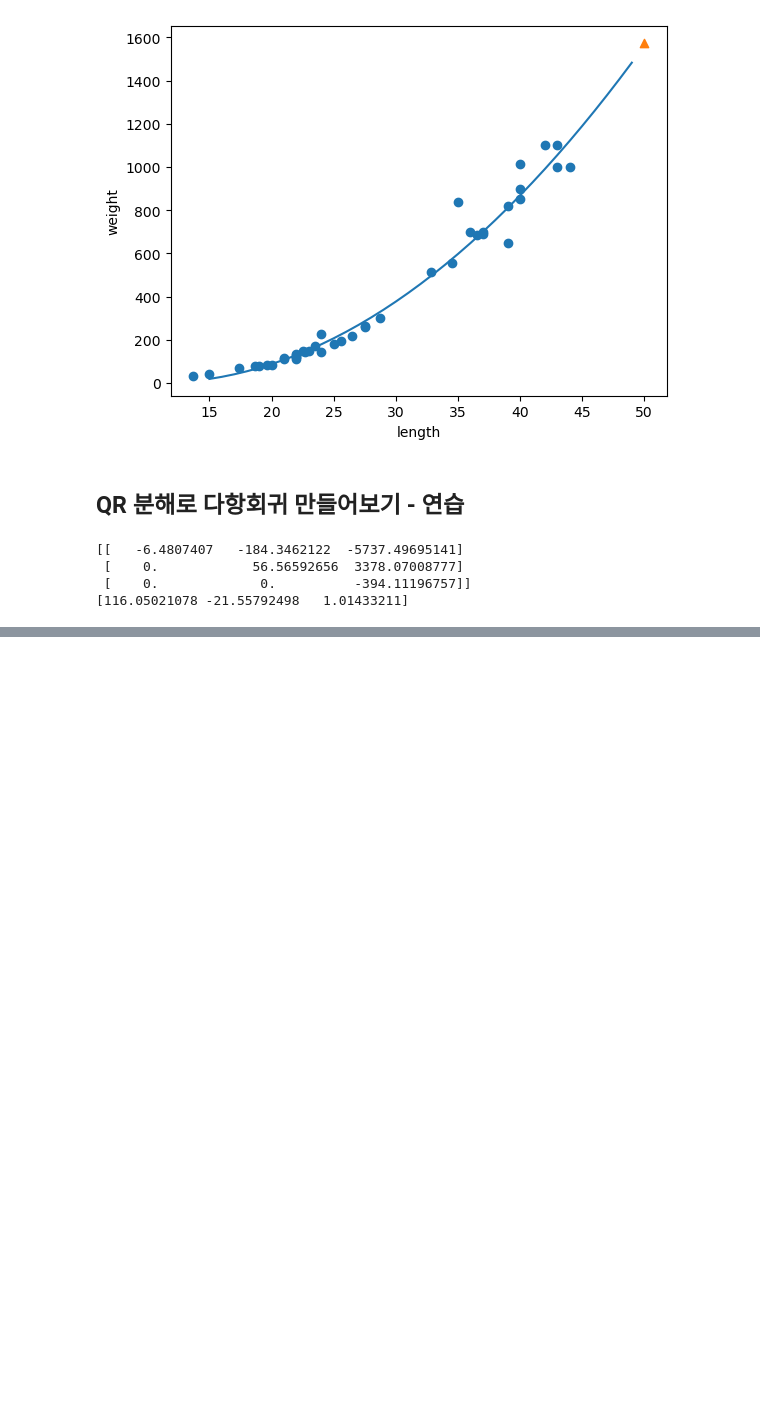
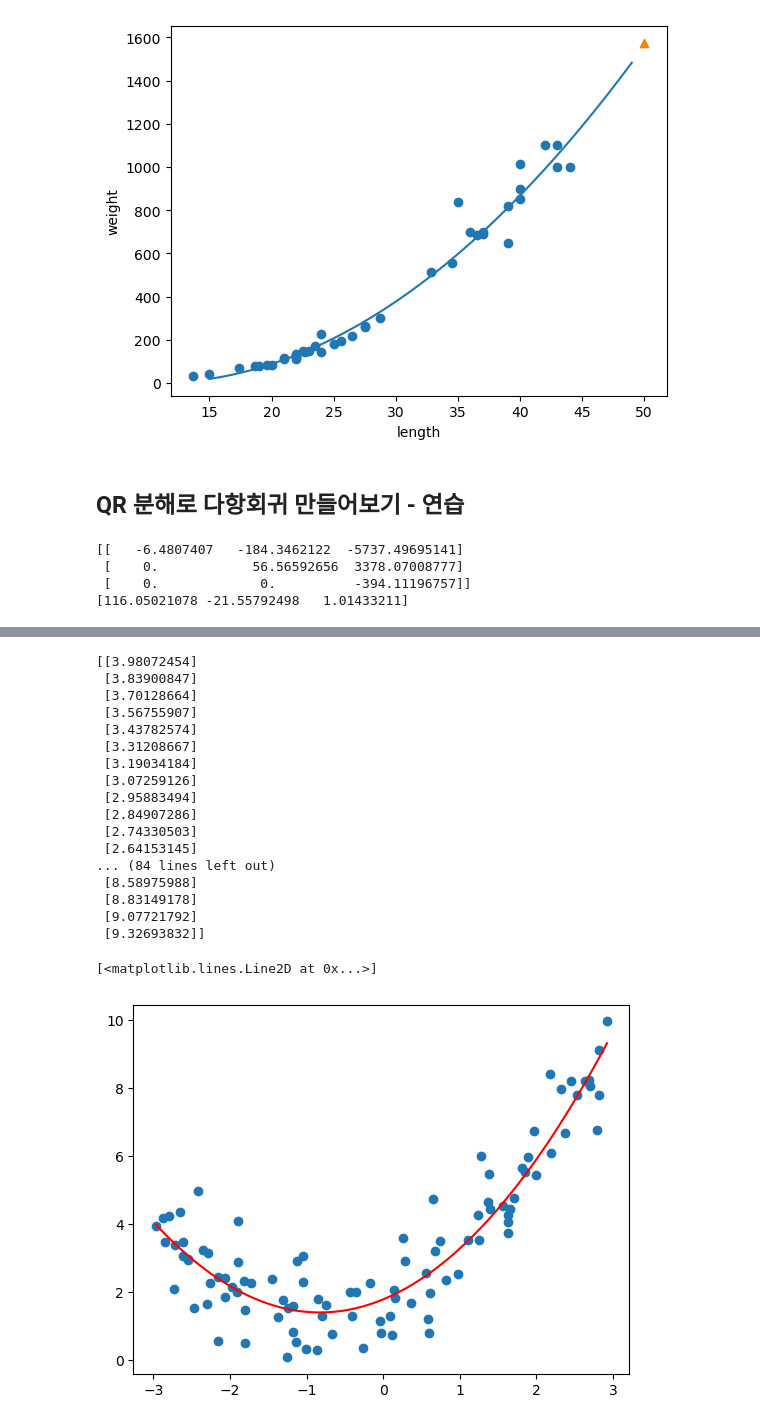
Before and after one commit to Aple-pen/ML_Basic_learning, a Jupyter notebook: chap3/3-2.ipynb, the cells around one changed output, grey strips where cells are left out. Drawn from its saved outputs; the diff is of its cells as text; code cells hidden in the pictures; blank space fills up the shorter version.

```diff
--- a/chap3/3-2.ipynb
+++ b/chap3/3-2.ipynb
@@ -159,0 +173,34 @@ print(w) # [절편, 1차항, 2차항]
+# %%
+from sklearn.preprocessing import PolynomialFeatures
+poly_features = PolynomialFeatures(degree=2,include_bias=False)
+X_poly = poly_features.fit_transform(X)
+lin_reg = LinearRegression()
+lin_reg.fit(X_poly,y)
+lin_reg.intercept_,lin_reg.coef_
+
+
+plt.scatter(X,y)
+X_test = np.linspace(X.min(), X.max(), 100).reshape(-1, 1)
+X_test_poly = poly_features.transform(X_test)
+y_pred = lin_reg.predict(X_test_poly)
+plt.plot(X_test, y_pred, 'r-')
+# %% [output]
+[[3.98072454]
+ [3.83900847]
+ [3.70128664]
+ [3.56755907]
+ [3.43782574]
+ [3.31208667]
+ [3.19034184]
+ [3.07259126]
+ [2.95883494]
+ [2.84907286]
+ [2.74330503]
+ [2.64153145]
+... (84 lines left out)
+ [8.58975988]
+ [8.83149178]
+ [9.07721792]
+ [9.32693832]]
+[<matplotlib.lines.Line2D at 0x...>]
+[figure, added]
```
Also changed, not shown: parts of 5 cells of this notebook, 1 other file.
